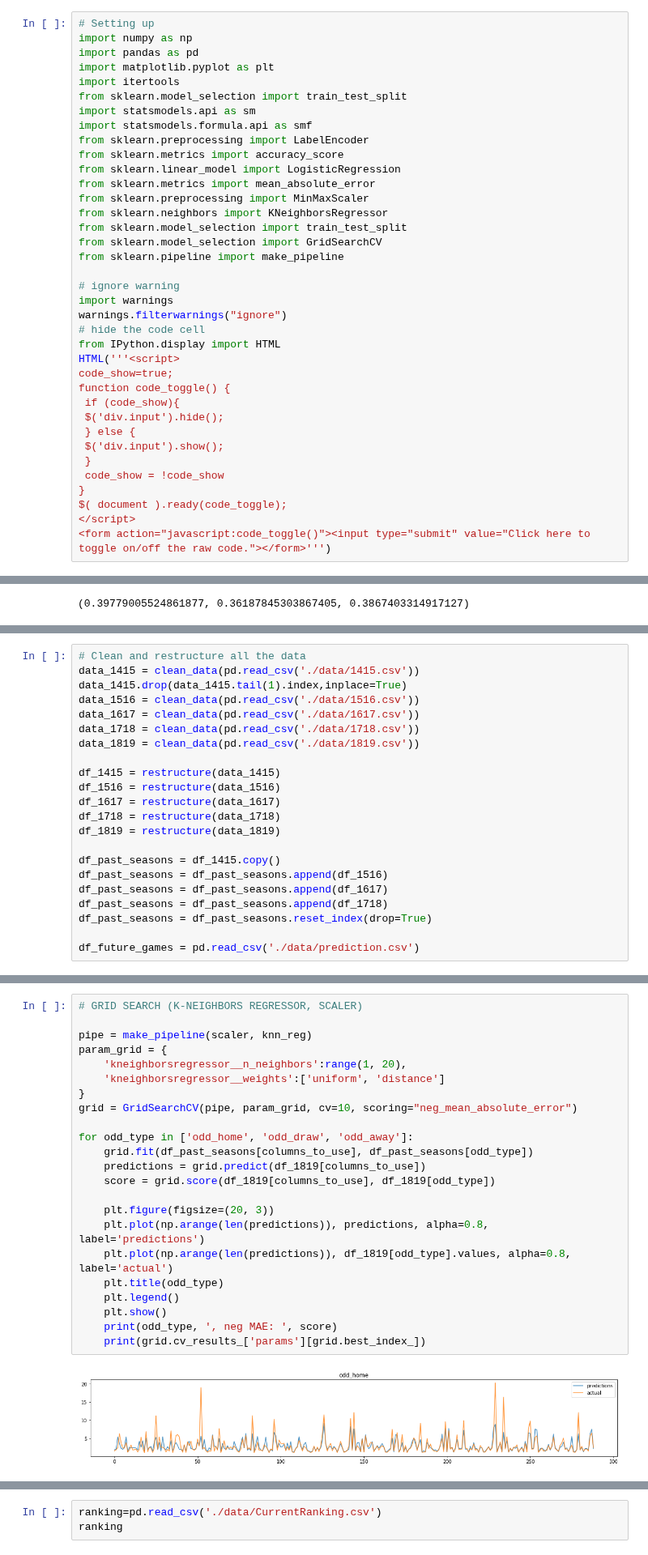
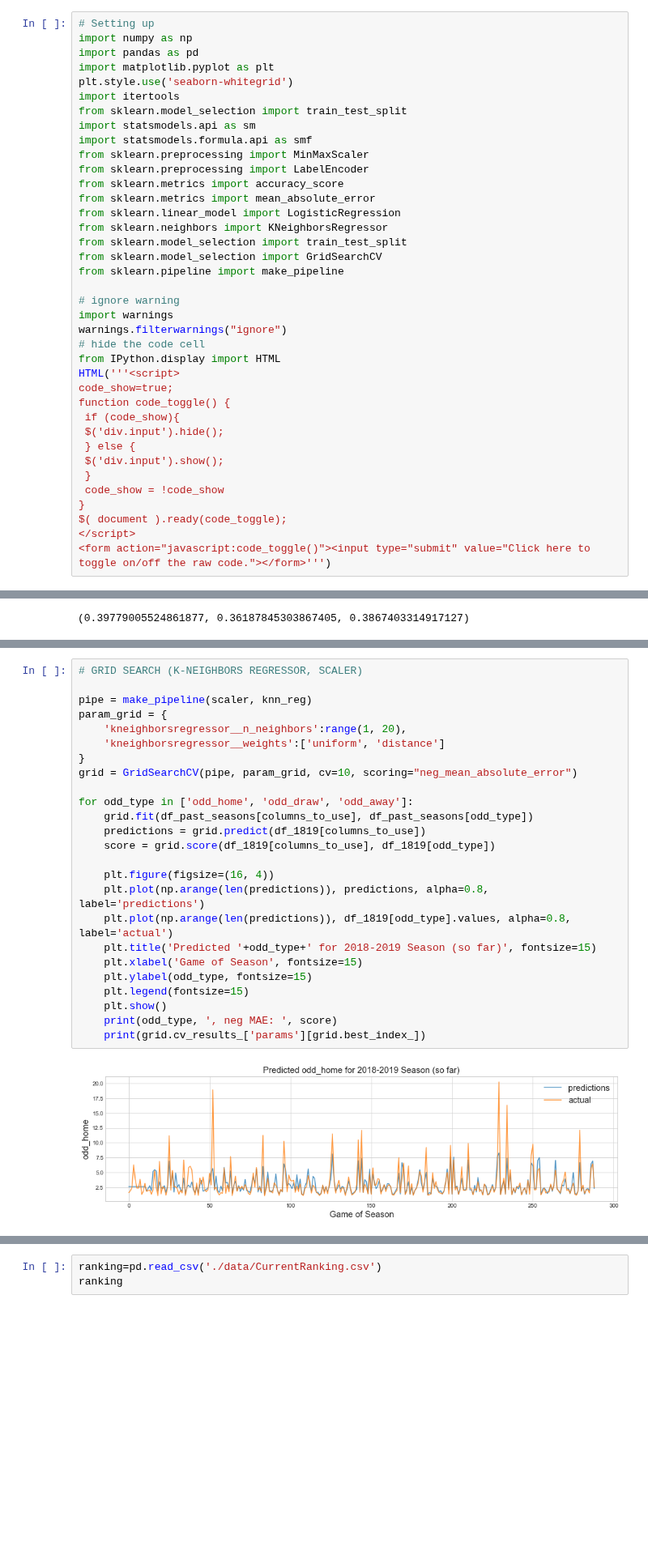
Before and after one commit to info370a-w19-finalproject2/final_project, a Jupyter notebook: report.ipynb, the cells around one changed output, grey strips where cells are left out. Shown at 81% size. Cells and saved outputs as stored; diff of their text form; blank space fills up the shorter version.

Commit message:
Transfer betting odd prediction report

```diff
--- a/report.ipynb
+++ b/report.ipynb
@@ -3,15 +3,16 @@
 import numpy as np
 import pandas as pd
 import matplotlib.pyplot as plt
+plt.style.use('seaborn-whitegrid')
 import itertools
 from sklearn.model_selection import train_test_split
 import statsmodels.api as sm
 import statsmodels.formula.api as smf
+from sklearn.preprocessing import MinMaxScaler
 from sklearn.preprocessing import LabelEncoder
 from sklearn.metrics import accuracy_score
+from sklearn.metrics import mean_absolute_error
 from sklearn.linear_model import LogisticRegression
-from sklearn.metrics import mean_absolute_error
-from sklearn.preprocessing import MinMaxScaler
 from sklearn.neighbors import KNeighborsRegressor
 from sklearn.model_selection import train_test_split
 from sklearn.model_selection import GridSearchCV
@@ -885,22 +888,0 @@ def getLastTeamStats(df):
-# %%
-# Clean and restructure all the data
-data_1415 = clean_data(pd.read_csv('./data/1415.csv'))
-data_1415.drop(data_1415.tail(1).index,inplace=True)
-data_1516 = clean_data(pd.read_csv('./data/1516.csv'))
-data_1617 = clean_data(pd.read_csv('./data/1617.csv'))
-data_1718 = clean_data(pd.read_csv('./data/1718.csv'))
-data_1819 = clean_data(pd.read_csv('./data/1819.csv'))
-
-df_1415 = restructure(data_1415)
-df_1516 = restructure(data_1516)
-df_1617 = restructure(data_1617)
-df_1718 = restructure(data_1718)
-df_1819 = restructure(data_1819)
-
-df_past_seasons = df_1415.copy()
-df_past_seasons = df_past_seasons.append(df_1516)
-df_past_seasons = df_past_seasons.append(df_1617)
-df_past_seasons = df_past_seasons.append(df_1718)
-df_past_seasons = df_past_seasons.reset_index(drop=True)
-
-df_future_games = pd.read_csv('./data/prediction.csv')
@@ -912,25 +952,27 @@ columns_to_use = ['H_W', 'H_WR', 'H_avg_diff', 'A_W', 'A_WR', 'A_avg_diff']
 # %%
 # GRID SEARCH (K-NEIGHBORS REGRESSOR, SCALER)
 
 pipe = make_pipeline(scaler, knn_reg)
 param_grid = {
     'kneighborsregressor__n_neighbors':range(1, 20),
     'kneighborsregressor__weights':['uniform', 'distance']
 }
 grid = GridSearchCV(pipe, param_grid, cv=10, scoring="neg_mean_absolute_error")
 
 for odd_type in ['odd_home', 'odd_draw', 'odd_away']:
     grid.fit(df_past_seasons[columns_to_use], df_past_seasons[odd_type])
     predictions = grid.predict(df_1819[columns_to_use])
     score = grid.score(df_1819[columns_to_use], df_1819[odd_type])
 
-    plt.figure(figsize=(20, 3))
+    plt.figure(figsize=(16, 4))
     plt.plot(np.arange(len(predictions)), predictions, alpha=0.8, label='predictions')
     plt.plot(np.arange(len(predictions)), df_1819[odd_type].values, alpha=0.8, label='actual')
-    plt.title(odd_type)
-    plt.legend()
+    plt.title('Predicted '+odd_type+' for 2018-2019 Season (so far)', fontsize=15)
+    plt.xlabel('Game of Season', fontsize=15)
+    plt.ylabel(odd_type, fontsize=15)
+    plt.legend(fontsize=15)
     plt.show()
     print(odd_type, ', neg MAE: ', score)
     print(grid.cv_results_['params'][grid.best_index_])
 # %% [output]
-[figure, old version]
+[figure, new version]
```
Also changed, not shown: parts of 22 cells of this notebook, 1 other file.
